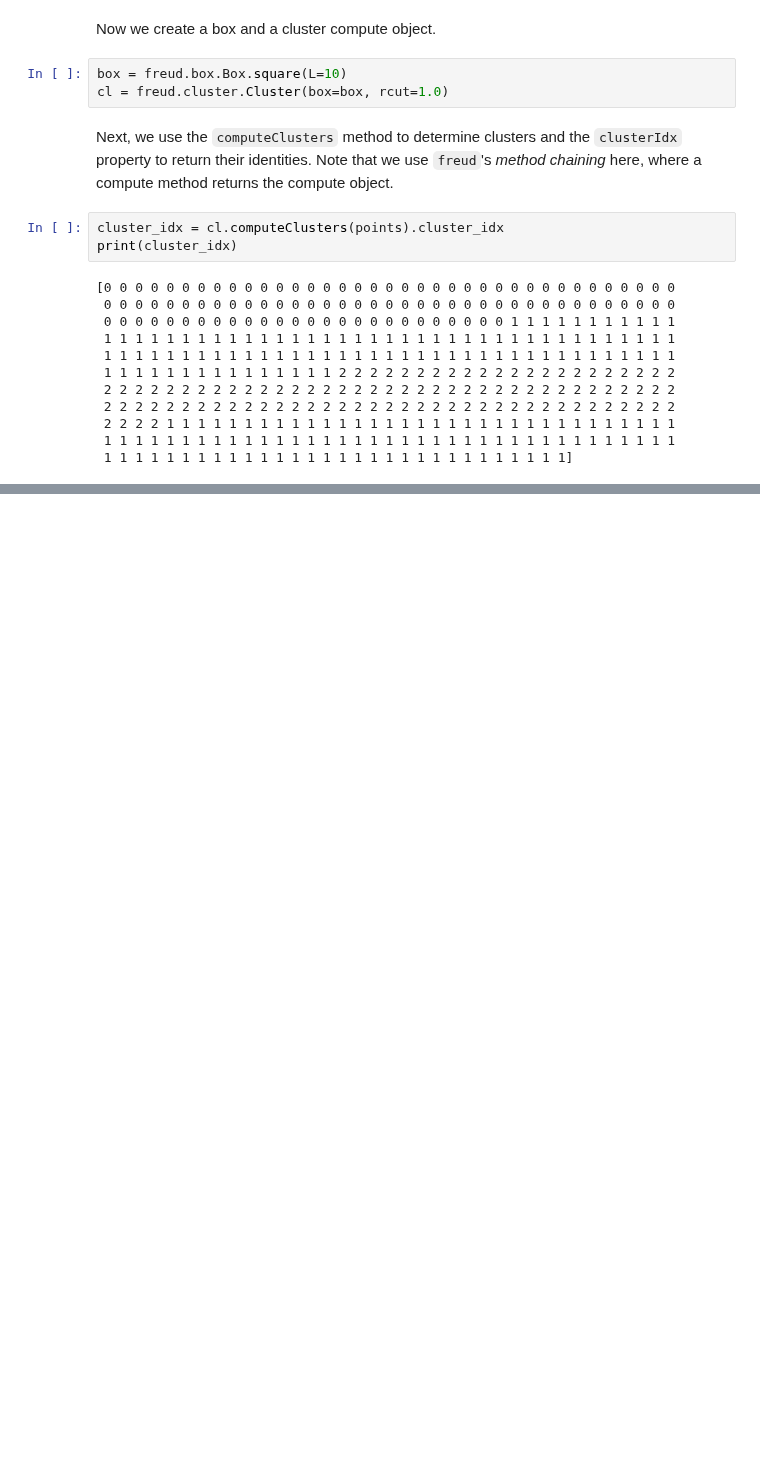
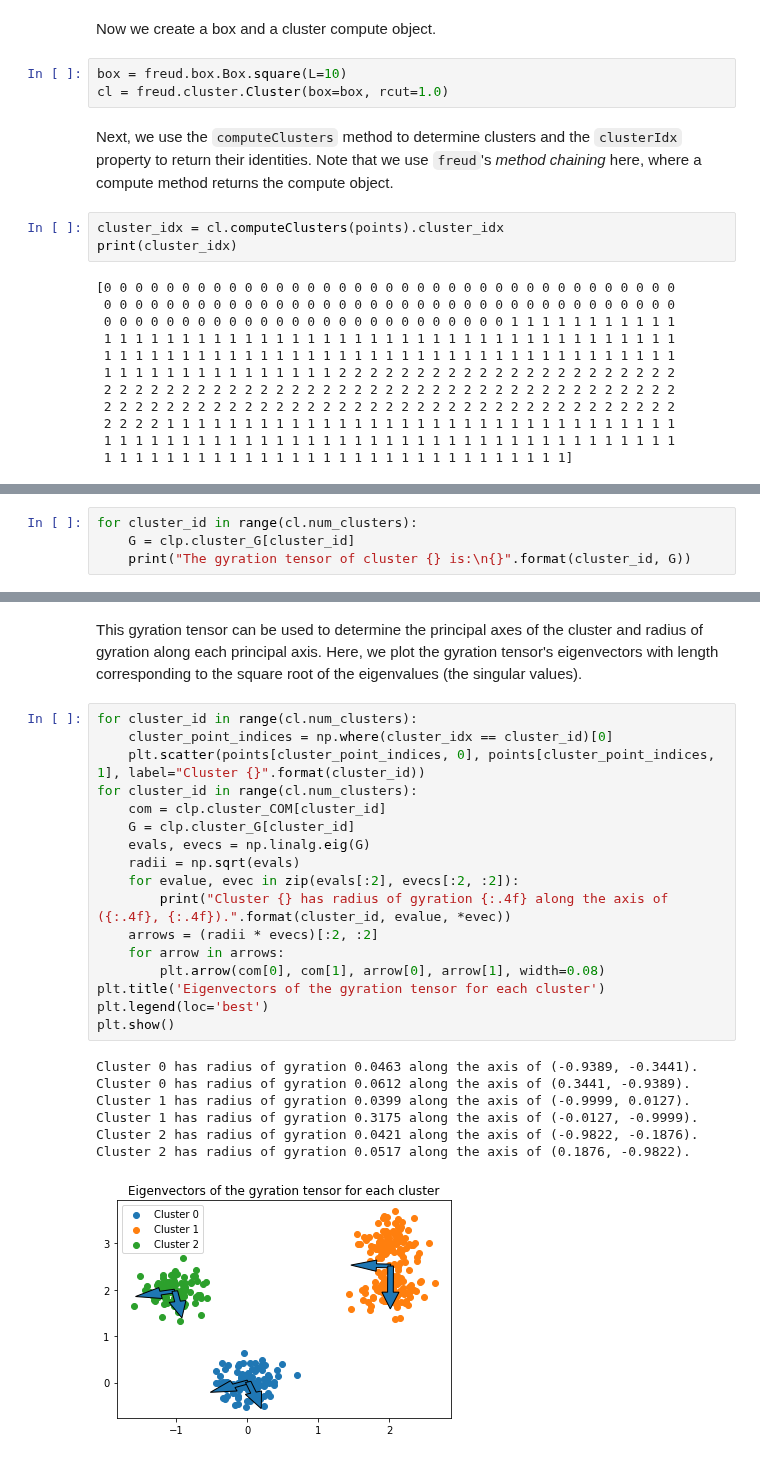
Before and after one commit to glotzerlab/freud-examples, a Jupyter notebook: Cluster.ipynb, the cells around one changed output, grey strips where cells are left out. Cells and saved outputs as stored; diff of their text form; blank space fills up the shorter version.

```diff
--- a/Cluster.ipynb
+++ b/Cluster.ipynb
@@ -56,0 +82,4 @@ There are 100 points in cluster 2.
+# %%
+for cluster_id in range(cl.num_clusters):
+    G = clp.cluster_G[cluster_id]
+    print("The gyration tensor of cluster {} is:\n{}".format(cluster_id, G))
@@ -56,0 +99,27 @@ There are 100 points in cluster 2.
+# %% [markdown]
+This gyration tensor can be used to determine the principal axes of the cluster and radius of gyration along each principal axis. Here, we plot the gyration tensor's eigenvectors with length corresponding to the square root of the eigenvalues (the singular values).
+# %%
+for cluster_id in range(cl.num_clusters):
+    cluster_point_indices = np.where(cluster_idx == cluster_id)[0]
+    plt.scatter(points[cluster_point_indices, 0], points[cluster_point_indices, 1], label="Cluster {}".format(cluster_id))
+for cluster_id in range(cl.num_clusters):
+    com = clp.cluster_COM[cluster_id]
+    G = clp.cluster_G[cluster_id]
+    evals, evecs = np.linalg.eig(G)
+    radii = np.sqrt(evals)
+    for evalue, evec in zip(evals[:2], evecs[:2, :2]):
+        print("Cluster {} has radius of gyration {:.4f} along the axis of ({:.4f}, {:.4f}).".format(cluster_id, evalue, *evec))
+    arrows = (radii * evecs)[:2, :2]
+    for arrow in arrows:
+        plt.arrow(com[0], com[1], arrow[0], arrow[1], width=0.08)
+plt.title('Eigenvectors of the gyration tensor for each cluster')
+plt.legend(loc='best')
+plt.show()
+# %% [output]
+Cluster 0 has radius of gyration 0.0463 along the axis of (-0.9389, -0.3441).
+Cluster 0 has radius of gyration 0.0612 along the axis of (0.3441, -0.9389).
+Cluster 1 has radius of gyration 0.0399 along the axis of (-0.9999, 0.0127).
+Cluster 1 has radius of gyration 0.3175 along the axis of (-0.0127, -0.9999).
+Cluster 2 has radius of gyration 0.0421 along the axis of (-0.9822, -0.1876).
+Cluster 2 has radius of gyration 0.0517 along the axis of (0.1876, -0.9822).
+[figure, added]
```
Also changed, not shown: parts of 8 cells of this notebook, 2 other files.
